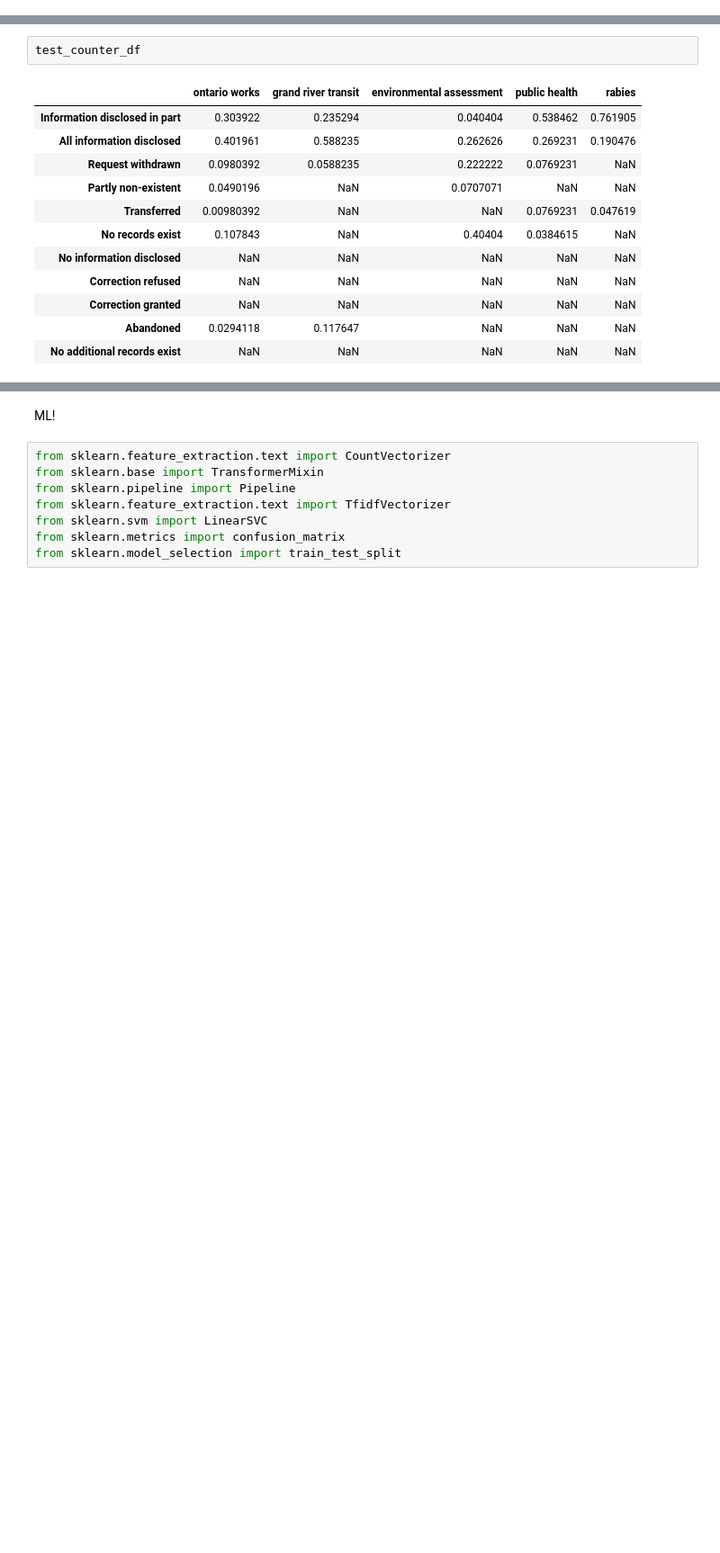
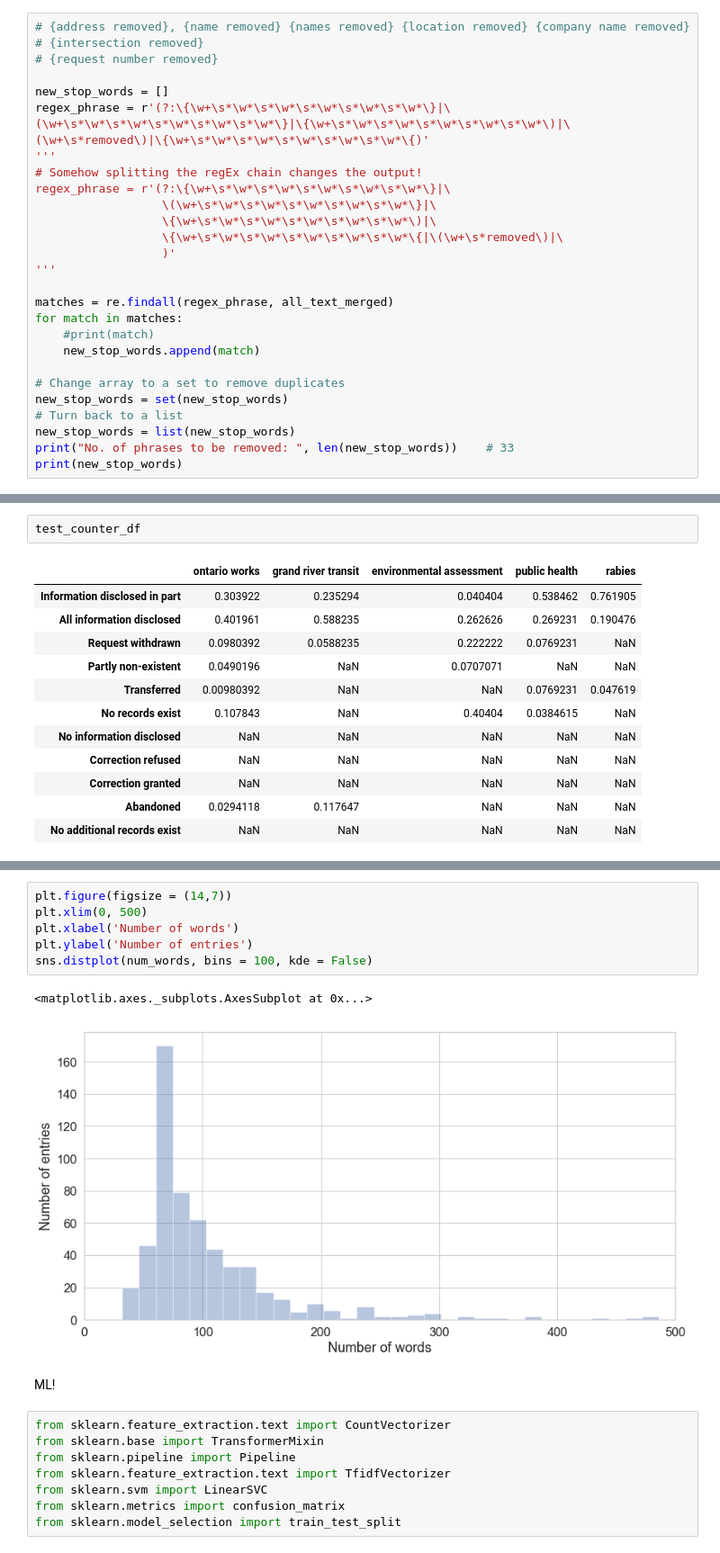
Before and after one commit to brodriguezmilla/foir, a Jupyter notebook: foir-short-explained.ipynb, the cells around one changed output, grey strips where cells are left out. Shown at 90% size. Drawn from its saved outputs; the diff is of its cells as text; blank space fills up the shorter version.

Commit message:
Adding text to file, work in progress

```diff
--- a/foir-short-explained.ipynb
+++ b/foir-short-explained.ipynb
@@ -1293,0 +969,27 @@ sns.distplot(num_words, bins=100, kde=False);
+# %%
+# {address removed}, {name removed} {names removed} {location removed} {company name removed}
+# {intersection removed}
+# {request number removed}
+
+new_stop_words = []
+regex_phrase = r'(?:\{\w+\s*\w*\s*\w*\s*\w*\s*\w*\s*\w*\}|\(\w+\s*\w*\s*\w*\s*\w*\s*\w*\s*\w*\}|\{\w+\s*\w*\s*\w*\s*\w*\s*\w*\s*\w*\)|\(\w+\s*removed\)|\{\w+\s*\w*\s*\w*\s*\w*\s*\w*\s*\w*\{)'
+'''
+# Somehow splitting the regEx chain changes the output!
+regex_phrase = r'(?:\{\w+\s*\w*\s*\w*\s*\w*\s*\w*\s*\w*\}|\
+                  \(\w+\s*\w*\s*\w*\s*\w*\s*\w*\s*\w*\}|\
+                  \{\w+\s*\w*\s*\w*\s*\w*\s*\w*\s*\w*\)|\
+                  \{\w+\s*\w*\s*\w*\s*\w*\s*\w*\s*\w*\{|\(\w+\s*removed\)|\
+                  )'
+'''
+
+matches = re.findall(regex_phrase, all_text_merged)
+for match in matches:
+    #print(match)
+    new_stop_words.append(match)
+
+# Change array to a set to remove duplicates
+new_stop_words = set(new_stop_words)
+# Turn back to a list
+new_stop_words = list(new_stop_words)
+print("No. of phrases to be removed: ", len(new_stop_words))    # 33
+print(new_stop_words)
@@ -1520,3 +1430,12 @@ plt.legend(bbox_to_anchor=(1.05,1), loc = 2, borderaxespad = 0.)
+# %%
+plt.figure(figsize = (14,7))
+plt.xlim(0, 500)
+plt.xlabel('Number of words')
+plt.ylabel('Number of entries')
+sns.distplot(num_words, bins = 100, kde = False)
+# %% [output]
+<matplotlib.axes._subplots.AxesSubplot at 0x...>
+[figure, added]
 # %% [markdown]
 ML!
 # %%
```
Also changed, not shown: parts of 46 cells of this notebook.
